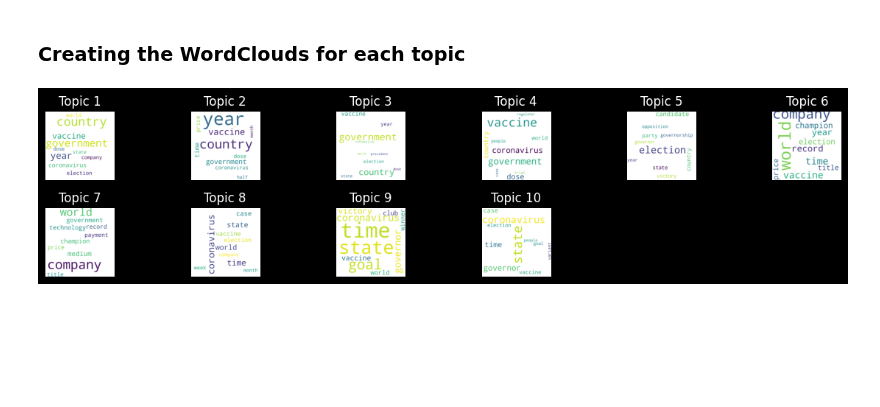
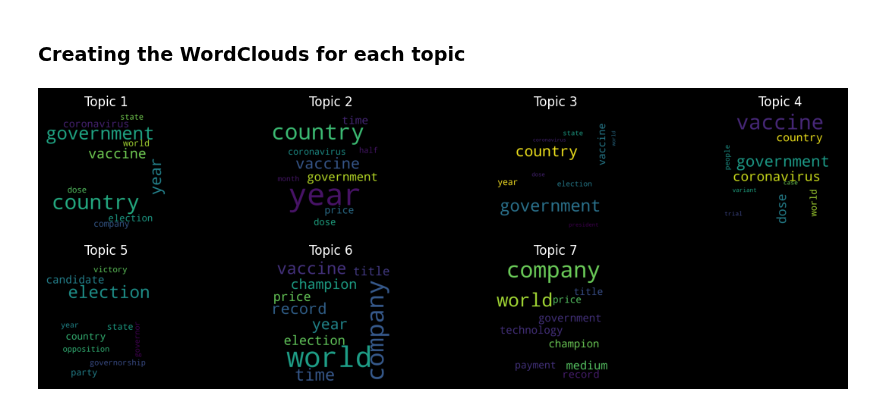
Before and after one commit to lorenzobotto/esercizi-tln, a Jupyter notebook: ex5/exercise_5.ipynb, the cells around one changed output. Cells and saved outputs as stored; diff of their text form; code cells hidden in the pictures; blank space fills up the shorter version.

```diff
--- a/ex5/exercise_5.ipynb
+++ b/ex5/exercise_5.ipynb
@@ -38,7 +35,7 @@ Found cached dataset csv (C:/Users/lores/.cache/huggingface/datasets/okite97___c
 def preprocess(sentence):
     # Maintain only content words (nouns, verbs, adjectives, adverbs) of the sentence with minimum length of 4 characters, remove stopwords and punctuation
     sentence = nlp(sentence)
-    sentence = [token.lemma_ for token in sentence if token.pos_ in ['NOUN'] and len(token) > 3 and token.lemma_ not in stop_words and not token.is_punct]
+    sentence = [token.lemma_ for token in sentence if token.pos_ in ['NOUN'] and len(token.lemma_) > 3 and token.lemma_ not in stop_words and not token.is_punct]
     return sentence
 # %%
 df['text_cleaned'] = df['Excerpt'].apply(preprocess)
@@ -63,17 +92,24 @@ def calculate_coherence_score_lda(n):
     return coherence_lda
 
 # List containing various hyperparameters
-no_of_topics = [2, 3, 4, 5, 6, 7, 8, 9, 10]
+no_of_topics = [3, 4, 5, 6, 7, 8, 9]
 
 best_coherence_score = 0
 best_n = 0
 
+coherence_scores = []
 for n in no_of_topics:
     coherence_score = calculate_coherence_score_lda(n)
+    coherence_scores.append(coherence_score)
     if coherence_score > best_coherence_score:
         best_coherence_score = coherence_score
         best_n = n
-    print(f"Number of Topics: {n}")
-    print(f"Coherence Score: {coherence_score}")
-    print("-------------------------------------")
+
+# Plot the coherence score for each number of topics
+plt.figure(figsize=(12, 8))
+plt.plot(no_of_topics, coherence_scores)
+plt.xlabel("Number of Topics")
+plt.ylabel("Coherence score")
+plt.title("Coherence score vs Number of Topics")
+plt.show()
 # %% [output]
@@ -138,8 +158,8 @@ for i in range(best_n):
         word = term.split('*')[1].replace('"', '')
         freq = term.split('*')[0]
         top_terms_key[word] = float(freq)
-    wc = WordCloud(background_color="white",width=1000,height=1000, max_words=10,relative_scaling=0.5,normalize_plurals=False).generate_from_frequencies(top_terms_key)
-    plt.subplot(int(best_n / 2) if int(best_n % 2 == 0) else int(best_n / 2) + 1, int(best_n / 2) if int(best_n % 2 == 0) else int(best_n / 2) + 1, i+1)
+    wc = WordCloud(width=800, height=800, background_color='black', min_font_size=10).generate_from_frequencies(top_terms_key)
+    plt.subplot(int(best_n / 2) + 1, int(best_n / 2) + 1, i+1)
     plt.title(f"Topic {i+1}")
     plt.axis('off')
     plt.imshow(wc)
@@ -168,17 +188,24 @@ def calculate_coherence_score_lsi(n):
     return coherence_lsi
 
 # List containing various hyperparameters
-no_of_topics = [2, 3, 4, 5, 6, 7, 8, 9, 10]
+no_of_topics = [2, 3, 4, 5, 6, 7, 8, 9]
 
 best_coherence_score = 0
 best_n = 0
 
+coherence_scores = []
 for n in no_of_topics:
     coherence_score = calculate_coherence_score_lsi(n)
+    coherence_scores.append(coherence_score)
     if coherence_score > best_coherence_score:
         best_coherence_score = coherence_score
         best_n = n
-    print(f"Number of Topics: {n}")
-    print(f"Coherence Score: {coherence_score}")
-    print("-------------------------------------")
+
+# Plot the coherence score for each number of topics
+plt.figure(figsize=(12, 8))
+plt.plot(no_of_topics, coherence_scores)
+plt.xlabel("Number of Topics")
+plt.ylabel("Coherence score")
+plt.title("Coherence score vs Number of Topics")
+plt.show()
 # %% [output]
@@ -204,26 +215,26 @@ Coherence Score: 0.5026722410293626
 # %%
 import numpy as np
 
 best_lsi_model = LsiModel(corpus=corpus, id2word=id2word, num_topics=best_n, random_seed=42)
 
 plt.rcParams["figure.figsize"] = [12, 8]
 plt.rcParams["figure.autolayout"] = True
 
 for i in range(best_n):
     words = best_lsi_model.show_topics()[i][1].split('+')
     top_terms_key = {}
     for term in words:
         word = term.split('*')[1].replace('"', '')
         freq = abs(float(term.split('*')[0]))
         top_terms_key[word] = float(freq)
 
     norm_1 = np.abs([val for val in top_terms_key.values()]).sum(axis=0)
     normalized_top_terms_key = {key:top_terms_key[key]/norm_1 for key in top_terms_key.keys()}
 
-    wc = WordCloud(background_color="white",width=1000,height=1000, max_words=10,relative_scaling=0.5,normalize_plurals=False).generate_from_frequencies(normalized_top_terms_key)
+    wc = WordCloud(width=800, height=800, background_color='black', min_font_size=10).generate_from_frequencies(normalized_top_terms_key)
     plt.subplot(int(best_n / 2) + 1, int(best_n / 2) + 1, i+1)
     plt.title(f"Topic {i+1}")
     plt.axis('off')
     plt.imshow(wc)
 # %% [output]
-[figure, old version]
+[figure, new version]
```
Also changed, not shown: parts of 8 cells of this notebook, 1 other file.
